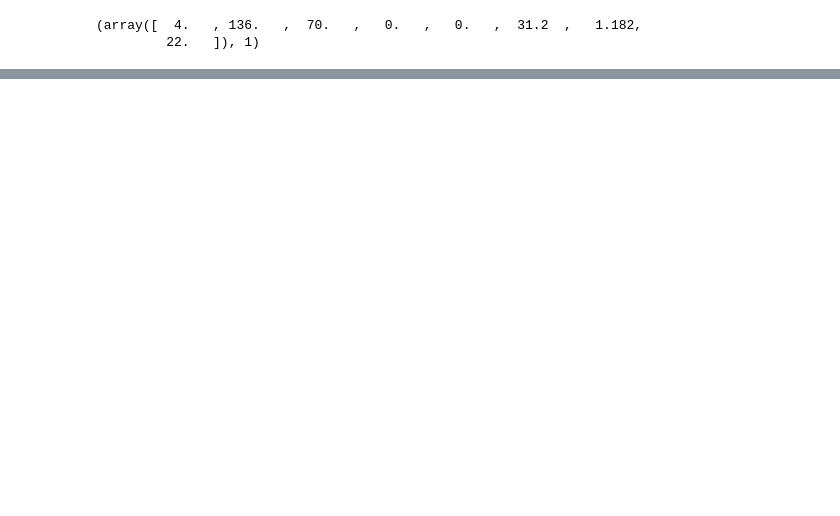
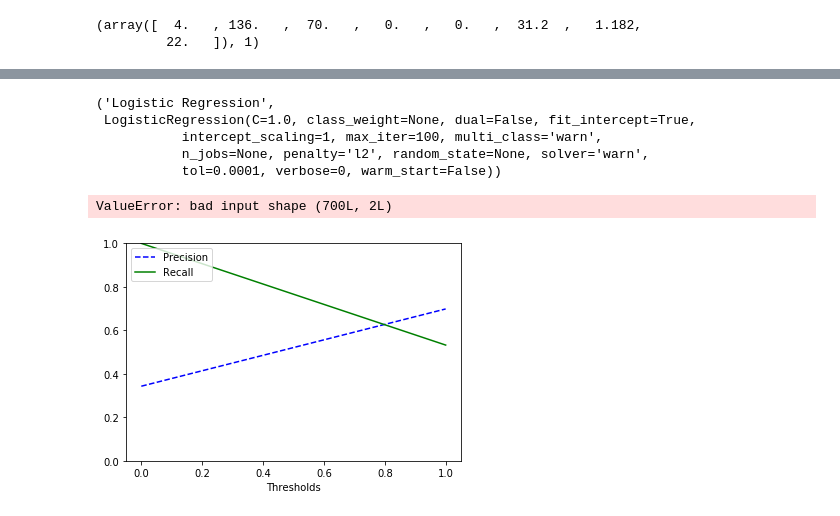
Before and after one commit to deeptirajput/testRepo, a Jupyter notebook: Diabetes_vineet.ipynb, the cells around one changed output, grey strips where cells are left out. Drawn from its saved outputs; the diff is of its cells as text; code cells hidden in the pictures; blank space fills up the shorter version.

Commit message:
Added plots

```diff
--- a/Diabetes_vineet.ipynb
+++ b/Diabetes_vineet.ipynb
@@ -580,0 +661,35 @@ tr_split
+# %%
+def getPrecisionRecallThreshold(name, model,X_train,y_train):
+    model.fit(X,y)
+    if name in ['SVC','Logistic Regression']:
+        y_scores = cross_val_predict(model,X_train,y_train,cv=3)
+    else:
+        y_scores = cross_val_predict(model,X_train,y_train,cv=3, method = "predict_proba")
+    precisions, recalls, thresholds = precision_recall_curve(y_train,y_scores)
+    return precisions, recalls, thresholds
+# %%
+def plot_precision_recall_vs_threshold(precisions, recalls, thresholds):
+    plt.plot(thresholds, precisions[:-1],"b--",label = "Precision")
+    plt.plot(thresholds, recalls[:-1],"g-",label = "Recall")
+    plt.xlabel("Thresholds")
+    plt.legend(loc="upper left")
+    plt.ylim([0,1])
+# %%
+models[1][0],models[1][1]
+name = models[1][0]
+model = models[1][1]
+name,model
+# %% [output]
+('Logistic Regression',
+ LogisticRegression(C=1.0, class_weight=None, dual=False, fit_intercept=True,
+           intercept_scaling=1, max_iter=100, multi_class='warn',
+           n_jobs=None, penalty='l2', random_state=None, solver='warn',
+           tol=0.0001, verbose=0, warm_start=False))
+# %%
+precisions, recalls, thresholds = getPrecisionRecallThreshold(name,model,X_train,y_train)
+# %% [output]
+ValueError: bad input shape (700L, 2L)
+# %%
+plot_precision_recall_vs_threshold(precisions, recalls, thresholds)
+# %% [output]
+[figure, added]
```
Also changed, not shown: parts of 96 cells of this notebook.
